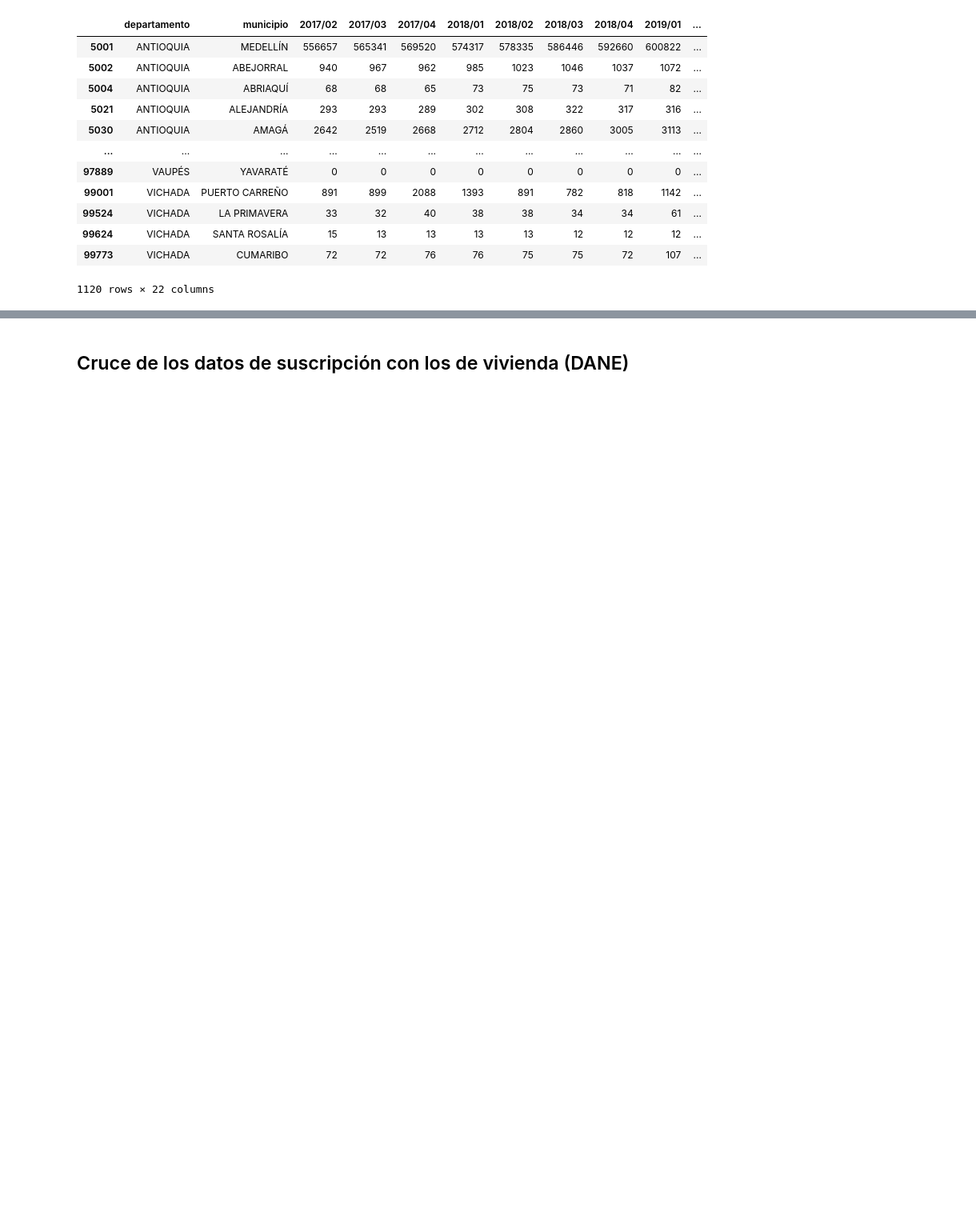
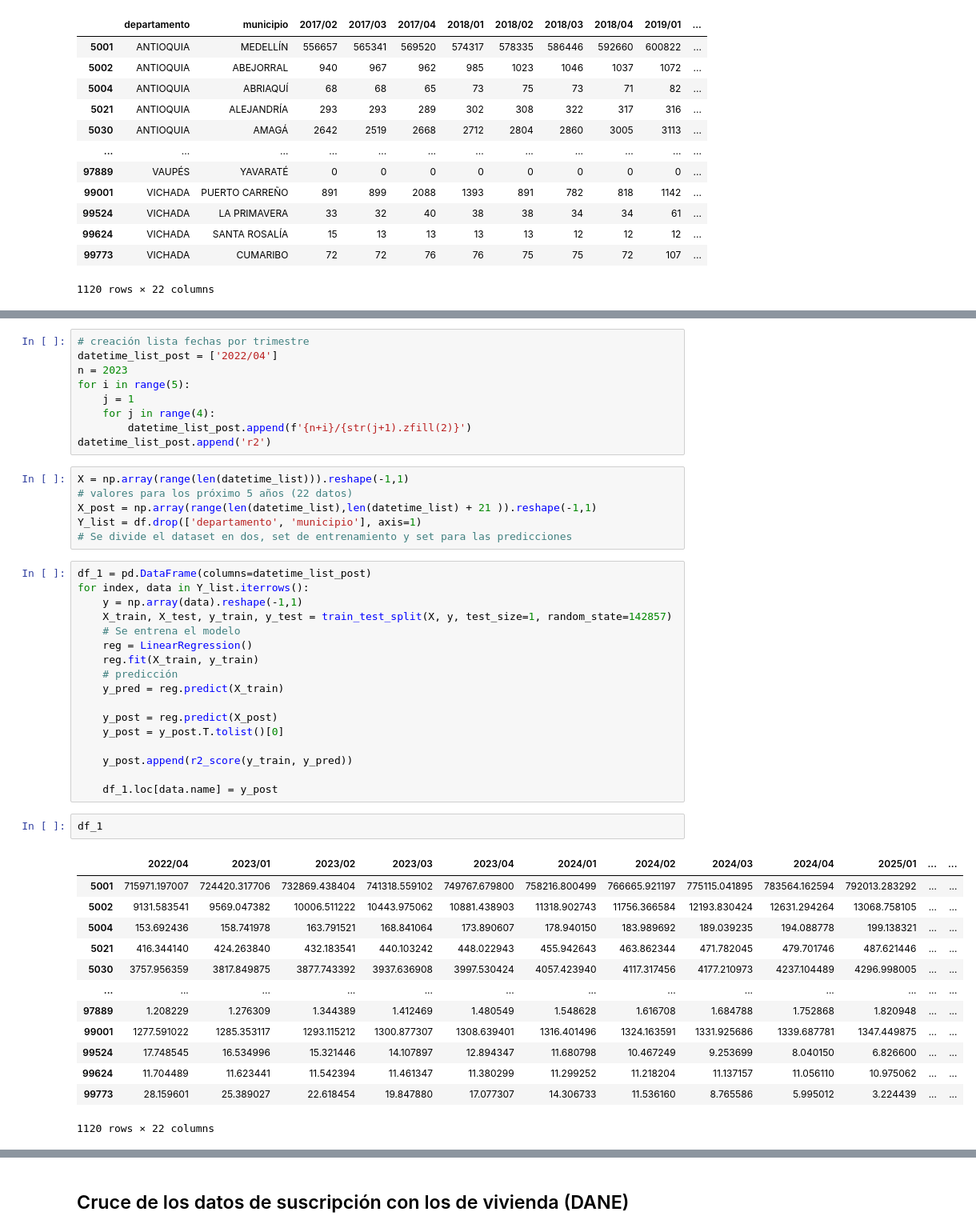
Before and after one commit to caramirezs/DataJam2022, a Jupyter notebook: Internet_suscr.ipynb, the cells around one changed output, grey strips where cells are left out. Shown at 80% size. Drawn from its saved outputs; the diff is of its cells as text; blank space fills up the shorter version.

```diff
--- a/Internet_suscr.ipynb
+++ b/Internet_suscr.ipynb
@@ -154,0 +162,48 @@ df
+# %%
+# creación lista fechas por trimestre
+datetime_list_post = ['2022/04']
+n = 2023
+for i in range(5):
+    j = 1
+    for j in range(4):
+        datetime_list_post.append(f'{n+i}/{str(j+1).zfill(2)}')
+datetime_list_post.append('r2')
+# %%
+X = np.array(range(len(datetime_list))).reshape(-1,1)
+# valores para los próximo 5 años (22 datos)
+X_post = np.array(range(len(datetime_list),len(datetime_list) + 21 )).reshape(-1,1)
+Y_list = df.drop(['departamento', 'municipio'], axis=1)
+# Se divide el dataset en dos, set de entrenamiento y set para las predicciones
+# %%
+df_1 = pd.DataFrame(columns=datetime_list_post)
+for index, data in Y_list.iterrows():
+    y = np.array(data).reshape(-1,1)
+    X_train, X_test, y_train, y_test = train_test_split(X, y, test_size=1, random_state=142857)
+    # Se entrena el modelo
+    reg = LinearRegression()
+    reg.fit(X_train, y_train)
+    # predicción
+    y_pred = reg.predict(X_train)
+
+    y_post = reg.predict(X_post)
+    y_post = y_post.T.tolist()[0]
+
+    y_post.append(r2_score(y_train, y_pred))
+
+    df_1.loc[data.name] = y_post
+# %%
+df_1
+# %% [output]
+|  | 2022/04 | 2023/01 | 2023/02 | 2023/03 | 2023/04 | 2024/01 | 2024/02 | 2024/03 | 2024/04 | 2025/01 | ... | ... |
+| 5001 | 715971.197007 | 724420.317706 | 732869.438404 | 741318.559102 | 749767.679800 | 758216.800499 | 766665.921197 | 775115.041895 | 783564.162594 | 792013.283292 | ... | ... |
+| 5002 | 9131.583541 | 9569.047382 | 10006.511222 | 10443.975062 | 10881.438903 | 11318.902743 | 11756.366584 | 12193.830424 | 12631.294264 | 13068.758105 | ... | ... |
+| 5004 | 153.692436 | 158.741978 | 163.791521 | 168.841064 | 173.890607 | 178.940150 | 183.989692 | 189.039235 | 194.088778 | 199.138321 | ... | ... |
+| 5021 | 416.344140 | 424.263840 | 432.183541 | 440.103242 | 448.022943 | 455.942643 | 463.862344 | 471.782045 | 479.701746 | 487.621446 | ... | ... |
+| 5030 | 3757.956359 | 3817.849875 | 3877.743392 | 3937.636908 | 3997.530424 | 4057.423940 | 4117.317456 | 4177.210973 | 4237.104489 | 4296.998005 | ... | ... |
+| ... | ... | ... | ... | ... | ... | ... | ... | ... | ... | ... | ... | ... |
+| 97889 | 1.208229 | 1.276309 | 1.344389 | 1.412469 | 1.480549 | 1.548628 | 1.616708 | 1.684788 | 1.752868 | 1.820948 | ... | ... |
+| 99001 | 1277.591022 | 1285.353117 | 1293.115212 | 1300.877307 | 1308.639401 | 1316.401496 | 1324.163591 | 1331.925686 | 1339.687781 | 1347.449875 | ... | ... |
+| 99524 | 17.748545 | 16.534996 | 15.321446 | 14.107897 | 12.894347 | 11.680798 | 10.467249 | 9.253699 | 8.040150 | 6.826600 | ... | ... |
+| 99624 | 11.704489 | 11.623441 | 11.542394 | 11.461347 | 11.380299 | 11.299252 | 11.218204 | 11.137157 | 11.056110 | 10.975062 | ... | ... |
+| 99773 | 28.159601 | 25.389027 | 22.618454 | 19.847880 | 17.077307 | 14.306733 | 11.536160 | 8.765586 | 5.995012 | 3.224439 | ... | ... |
+1120 rows × 22 columns
```
Also changed, not shown: parts of 4 cells of this notebook, 3 other files.
